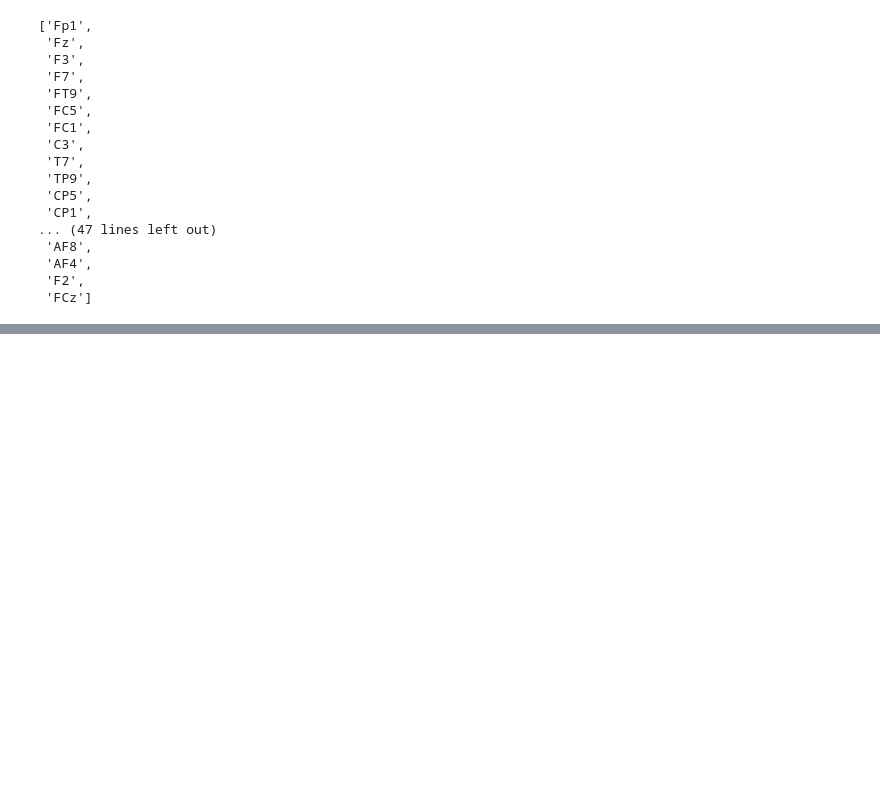
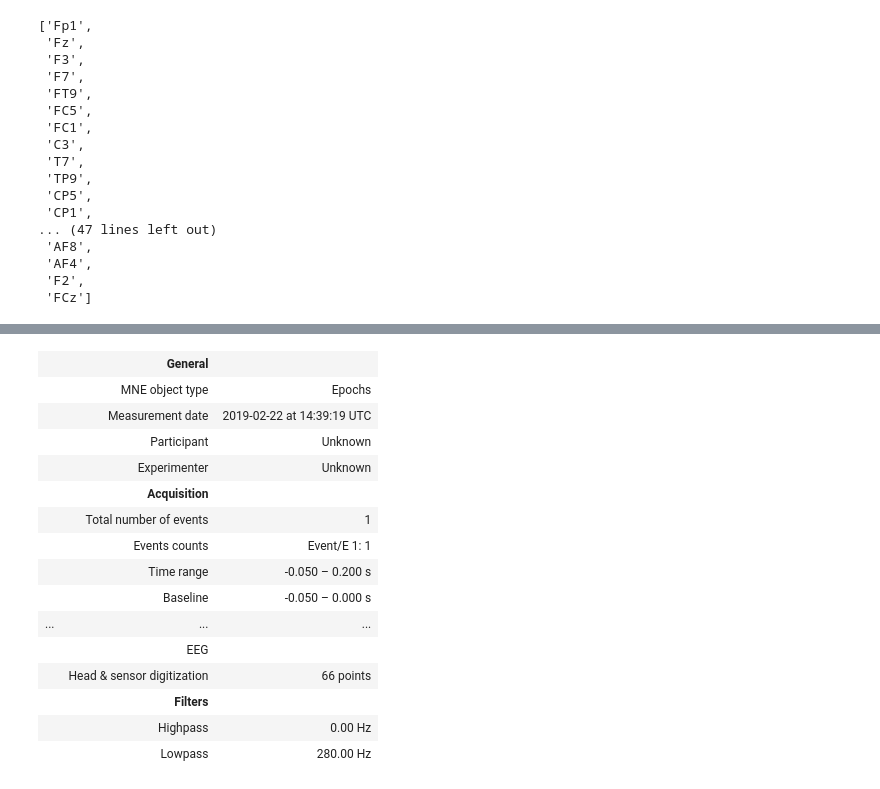
Before and after one commit to ironman5366/brain, a Jupyter notebook: notebooks/things_eeg_cleaning.ipynb, the cells around one changed output, grey strips where cells are left out. Saved outputs shown, nothing was run; the diff lists cells and outputs as text; code cells hidden in the pictures; blank space fills up the shorter version.

```diff
--- a/notebooks/things_eeg_cleaning.ipynb
+++ b/notebooks/things_eeg_cleaning.ipynb
@@ -265,0 +267,19 @@ Loading data for 1 events and 701 original time points ...
+# %%
+epochs[0]
+# %% [output]
+|  | General |  |
+|  | MNE object type | Epochs |
+|  | Measurement date | 2019-02-22 at 14:39:19 UTC |
+|  | Participant | Unknown |
+|  | Experimenter | Unknown |
+|  | Acquisition |  |
+|  | Total number of events | 1 |
+|  | Events counts | Event/E 1: 1 |
+|  | Time range | -0.050 – 0.200 s |
+|  | Baseline | -0.050 – 0.000 s |
+| ... | ... | ... |
+|  | EEG |  |
+|  | Head & sensor digitization | 66 points |
+|  | Filters |  |
+|  | Highpass | 0.00 Hz |
+|  | Lowpass | 280.00 Hz |
```
Also changed, not shown: parts of 8 cells of this notebook, 18 other files.
